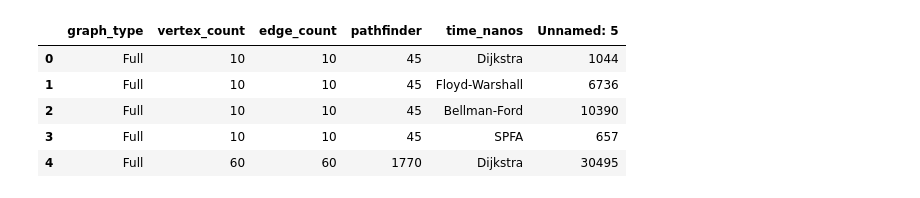
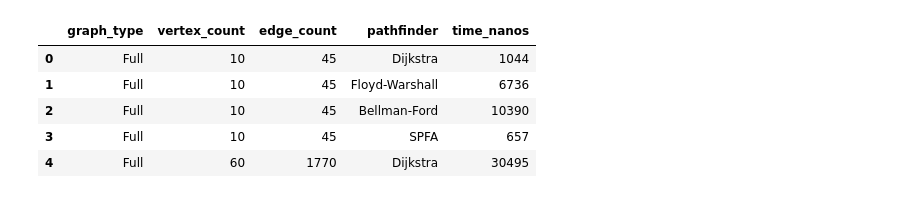
Before and after one commit to lazlo7/Algo-PathfindingAnalysis, a Jupyter notebook: src/plotter.ipynb, the cells around one changed output. Drawn from its saved outputs; the diff is of its cells as text; code cells hidden in the pictures.

```diff
--- a/src/plotter.ipynb
+++ b/src/plotter.ipynb
@@ -5,17 +5,17 @@ import matplotlib.pyplot as plt
 # %%
 # Загружаем .csv таблицу.
 # Заголовок: graph_type,vertex_count,edge_count,pathfinder,time_nanos
 input_file = "../build/out.csv"
 output_directory="../pics/"
-df = pd.read_csv(input_file, sep=";")
+df = pd.read_csv(input_file, sep=",")
 df.head()
 # %% [output]
-|  | graph_type | vertex_count | edge_count | pathfinder | time_nanos | Unnamed: 5 |
-| 0 | Full | 10 | 10 | 45 | Dijkstra | 1044 |
-| 1 | Full | 10 | 10 | 45 | Floyd-Warshall | 6736 |
-| 2 | Full | 10 | 10 | 45 | Bellman-Ford | 10390 |
-| 3 | Full | 10 | 10 | 45 | SPFA | 657 |
-| 4 | Full | 60 | 60 | 1770 | Dijkstra | 30495 |
+|  | graph_type | vertex_count | edge_count | pathfinder | time_nanos |
+| 0 | Full | 10 | 45 | Dijkstra | 1044 |
+| 1 | Full | 10 | 45 | Floyd-Warshall | 6736 |
+| 2 | Full | 10 | 45 | Bellman-Ford | 10390 |
+| 3 | Full | 10 | 45 | SPFA | 657 |
+| 4 | Full | 60 | 1770 | Dijkstra | 30495 |
 # %%
 def graph_type_to_readable(graph_type: str) -> str:
     types = {'Full': 'Полные графы', 'Partial': 'Связные графы', 'Tree': 'Разреженные графы'}
```
Also changed, not shown: parts of 2 cells of this notebook, 15 other files.
